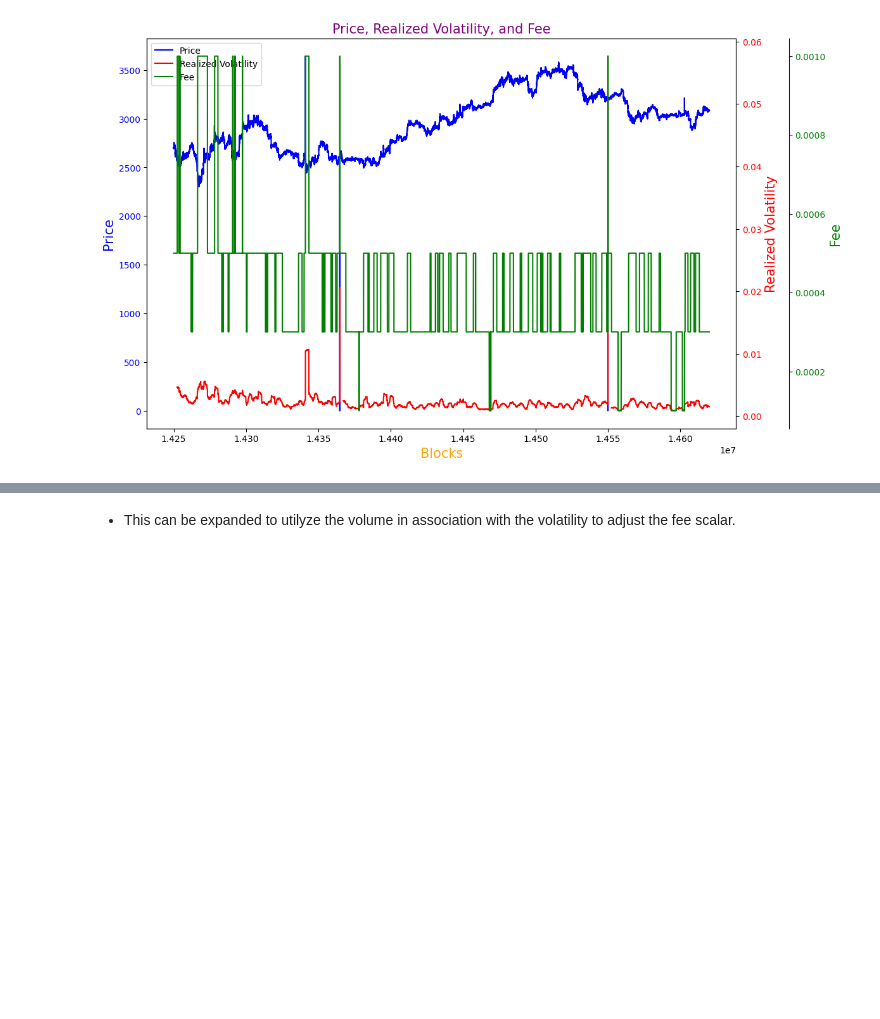
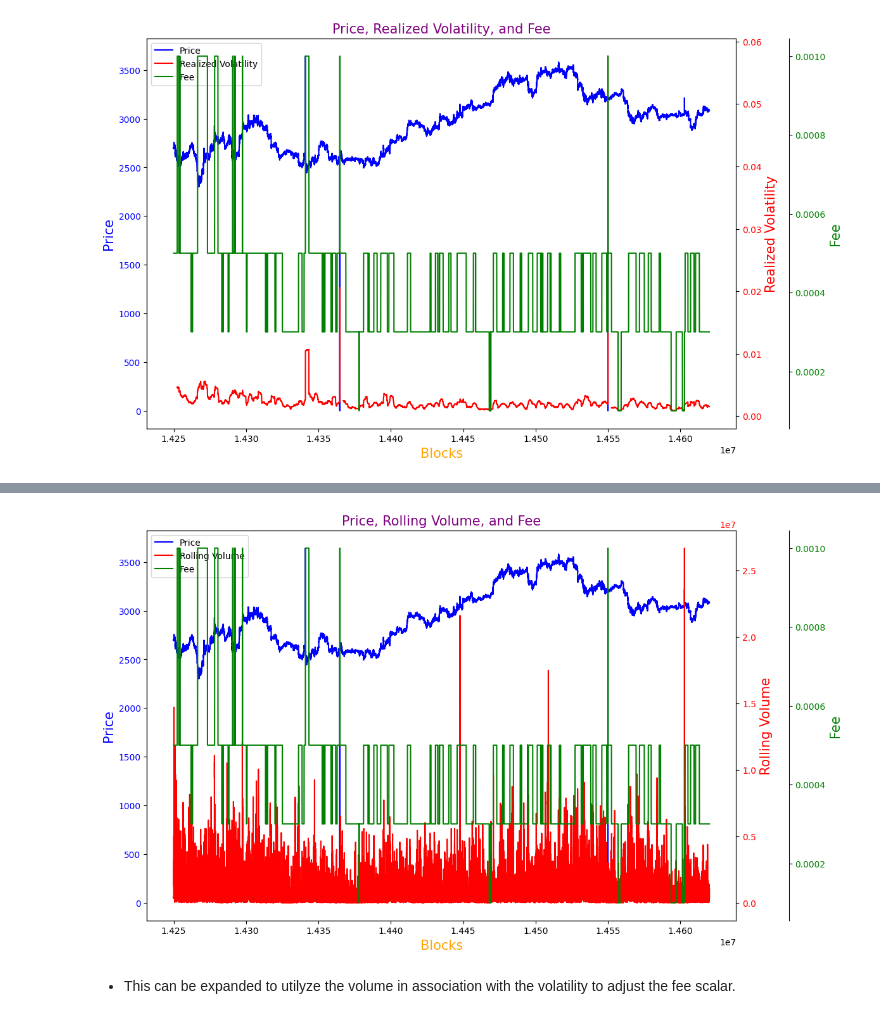
Before and after one commit to semiotic-ai/realized_volatility_substream, a Jupyter notebook: notebooks/notebooks/notes-denver.ipynb, the cells around one changed output, grey strips where cells are left out. Saved outputs shown, nothing was run; the diff lists cells and outputs as text; code cells hidden in the pictures; blank space fills up the shorter version.

Commit message:
feat: rolling window volume

```diff
--- a/notebooks/notebooks/notes-denver.ipynb
+++ b/notebooks/notebooks/notes-denver.ipynb
@@ -477,6 +477,20 @@ def plot_triple_line(df, x_col, y1_col, y2_col, y3_col, title, x_label, y1_label
     ax1.legend(lines1 + lines2 + lines3, labels1 + labels2 + labels3, loc='upper left')
 
     plt.show()
+# %%
+def get_block_volume(df, volume_col="volume", block_col="evt_block_number"):
+    df = df.groupby(block_col).agg({volume_col: 'sum'}).reset_index()
+    block_volume_map = dict(zip(df[block_col], df[volume_col]))
+    return block_volume_map
+
+def update_block_volume(df, volume_col="volume", block_col="evt_block_number"):
+    block_volume_map = get_block_volume(df, volume_col=volume_col, block_col=block_col)
+    df['block_volume'] = df[block_col].map(block_volume_map)
+    return df
+
+def get_window_volume(df, window=300, volume_col="block_volume", block_col="evt_block_number"):
+    df['rolling_volume'] = df[volume_col].rolling(window=window).sum()
+    return df
 # %% [markdown]
 ## Analysis
 # %%
@@ -527,6 +541,9 @@ volatility_period_type = "period" # "standardized" or "period" (type of volatili
 # fee_comparison = 300 means we calculate the fee using the last 300 blocks for comparison (1 hour)
 fee_comparison = 2400
 fee_method = "static" # "static" or "z_score" (type of fee calculation)
+
+# this is the window size for calculating volume (defining the gap between the current and previous volume) in terms of blocks
+volume_window = 25
 # %%
 folder_path = '../../output/files'
 data = parse_jsonl_files_in_folder(folder_path)
@@ -553,13 +570,9 @@ expanded_data_df = expand_price_data(df, interval=price_interval)
 expanded_data_df = calculate_returns(expanded_data_df, window=return_window, measure=return_window_type)
 expanded_data_df = calculate_realized_volatility(expanded_data_df, period=volatility_period, volatility_calc=volatility_period_type)
 expanded_data_df = calculate_fee_scalar(expanded_data_df, method=fee_method, comparison=fee_comparison)
+expanded_data_df = update_block_volume(expanded_data_df, volume_col='USDC_float')
+expanded_data_df = get_window_volume(expanded_data_df, window=volume_window, volume_col='block_volume')
 expanded_data_df.head(1)
 # %% [output]
 |  | evt_block_number | evt_tx_hash | evt_index | evt_block_time | sender | recipient | amount0 | amount1 | ... |
 | 0 | 14250006 | fcc3ee07bf8d919ab9de764f18bc5ef41... | 2.0 | 2022-02-21T14:37:39Z | [104, 179, 70, 88, 51, 251, 114, ... | [104, 179, 70, 88, 51, 251, 114, ... | 10478339758 | -3884917900821301808 | ... |
-# %%
-expanded_data_df = expand_price_data(df, interval=price_interval)
-expanded_data_df = calculate_returns(expanded_data_df, window=return_window, measure=return_window_type)
-expanded_data_df = calculate_realized_volatility(expanded_data_df, period=volatility_period, volatility_calc=volatility_period_type)
-expanded_data_df = calculate_fee_scalar(expanded_data_df, method=fee_method, comparison=fee_comparison)
-expanded_data_df
@@ -625,2 +640,20 @@ plot_triple_line(
+# %%
+plot_triple_line(
+    df=expanded_data_df,
+    x_col='evt_block_number',
+    y1_col='price',
+    y2_col='rolling_volume',
+    y3_col='fee',
+    title='Price, Rolling Volume, and Fee',
+    x_label='Blocks',
+    y1_label='Price',
+    y2_label='Rolling Volume',
+    y3_label='Fee',
+    color1='blue',
+    color2='red',
+    color3='green'
+)
+# %% [output]
+[figure, added]
 # %% [markdown]
 - This can be expanded to utilyze the volume in association with the volatility to adjust the fee scalar.
```
Also changed, not shown: parts of 2 cells of this notebook.
